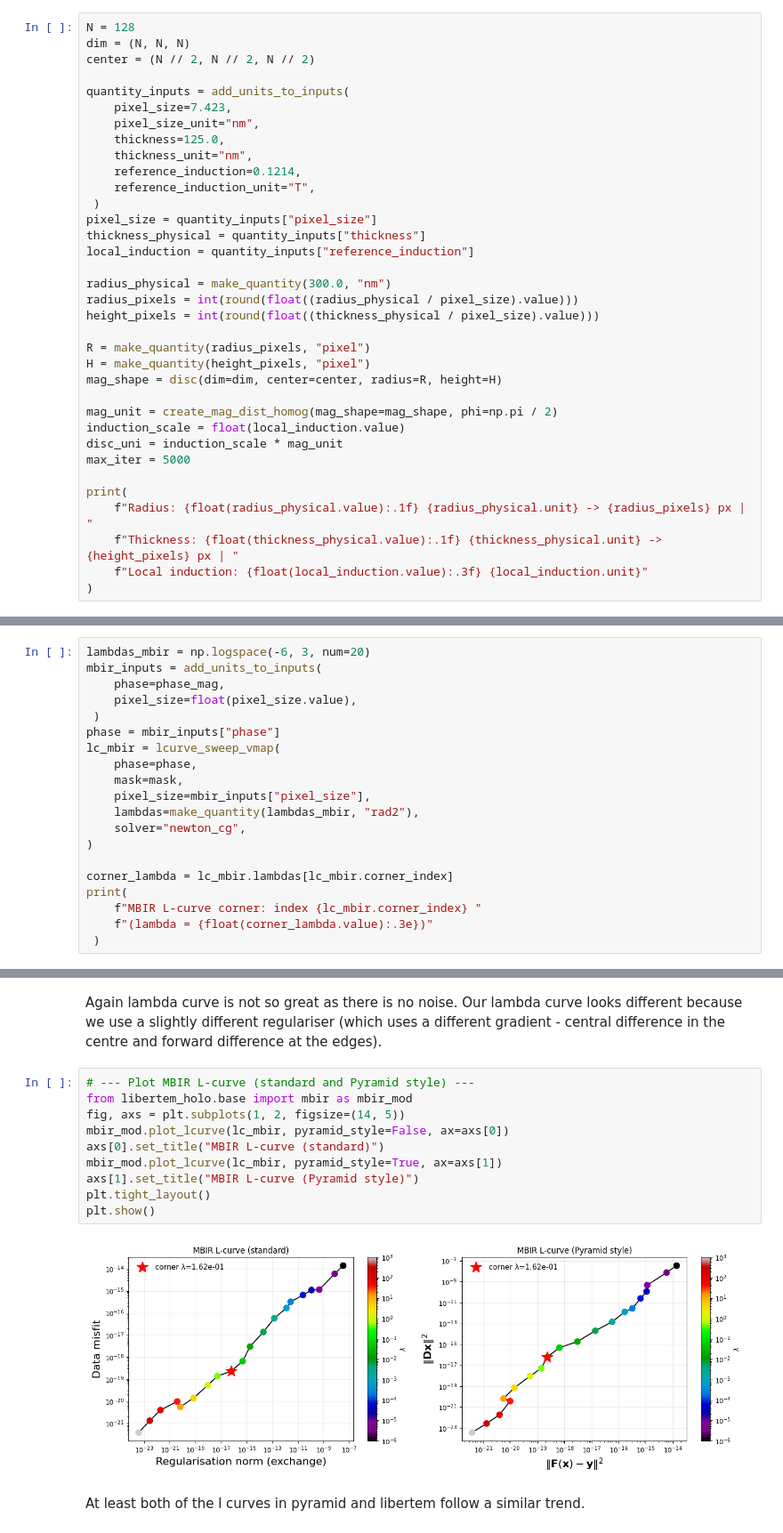
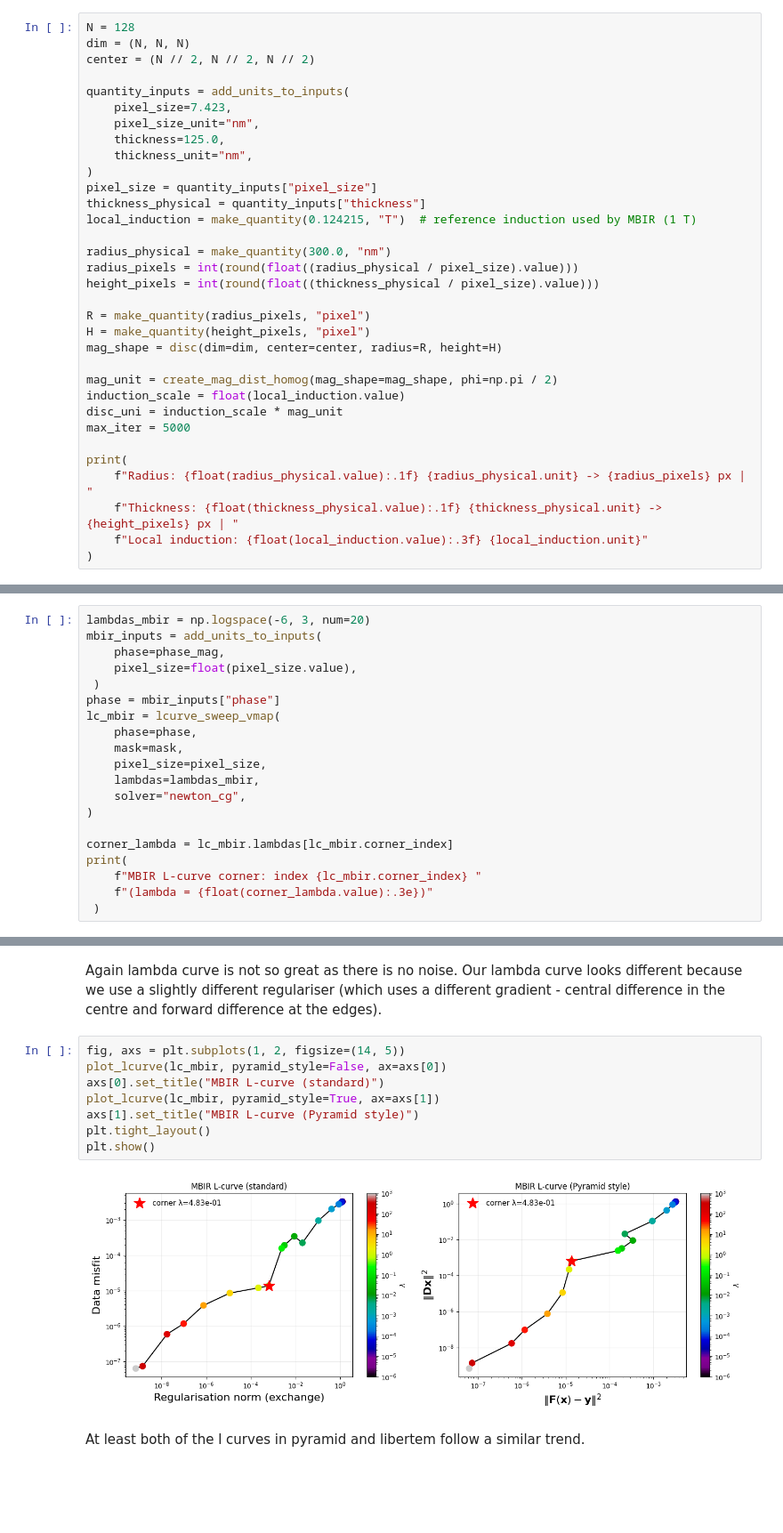
Before and after one commit to LiberTEM/LiberTEM-holo, a Jupyter notebook: notebooks/MBIR/mbir_and_pyramid.ipynb, the cells around one changed output, grey strips where cells are left out. Shown at 89% size. Drawn from its saved outputs; the diff is of its cells as text; blank space fills up the shorter version.

```diff
--- a/notebooks/MBIR/mbir_and_pyramid.ipynb
+++ b/notebooks/MBIR/mbir_and_pyramid.ipynb
@@ -60,12 +53,10 @@ quantity_inputs = add_units_to_inputs(
     pixel_size_unit="nm",
     thickness=125.0,
     thickness_unit="nm",
-    reference_induction=0.1214,
-    reference_induction_unit="T",
- )
+)
 pixel_size = quantity_inputs["pixel_size"]
 thickness_physical = quantity_inputs["thickness"]
-local_induction = quantity_inputs["reference_induction"]
+local_induction = make_quantity(0.124215, "T")  # reference induction used by MBIR (1 T)
 
 radius_physical = make_quantity(300.0, "nm")
 radius_pixels = int(round(float((radius_physical / pixel_size).value)))
@@ -318,8 +305,8 @@ phase = mbir_inputs["phase"]
 lc_mbir = lcurve_sweep_vmap(
     phase=phase,
     mask=mask,
-    pixel_size=mbir_inputs["pixel_size"],
-    lambdas=make_quantity(lambdas_mbir, "rad2"),
+    pixel_size=pixel_size,
+    lambdas=lambdas_mbir,
     solver="newton_cg",
 )
 
@@ -333,17 +320,15 @@ MBIR L-curve corner: index 11 (lambda = 1.624e-01)
 # %% [markdown]
 Again lambda curve is not so great as there is no noise. Our lambda curve looks different because we use a slightly different regulariser (which uses a different gradient - central difference in the centre and forward difference at the edges).
 # %%
-# --- Plot MBIR L-curve (standard and Pyramid style) ---
-from libertem_holo.base import mbir as mbir_mod
 fig, axs = plt.subplots(1, 2, figsize=(14, 5))
-mbir_mod.plot_lcurve(lc_mbir, pyramid_style=False, ax=axs[0])
+plot_lcurve(lc_mbir, pyramid_style=False, ax=axs[0])
 axs[0].set_title("MBIR L-curve (standard)")
-mbir_mod.plot_lcurve(lc_mbir, pyramid_style=True, ax=axs[1])
+plot_lcurve(lc_mbir, pyramid_style=True, ax=axs[1])
 axs[1].set_title("MBIR L-curve (Pyramid style)")
 plt.tight_layout()
 plt.show()
 # %% [output]
-[figure, old version]
+[figure, new version]
 # %% [markdown]
 At least both of the l curves in pyramid and libertem follow a similar trend.
 # %%
```
Also changed, not shown: parts of 10 cells of this notebook, 6 other files.
